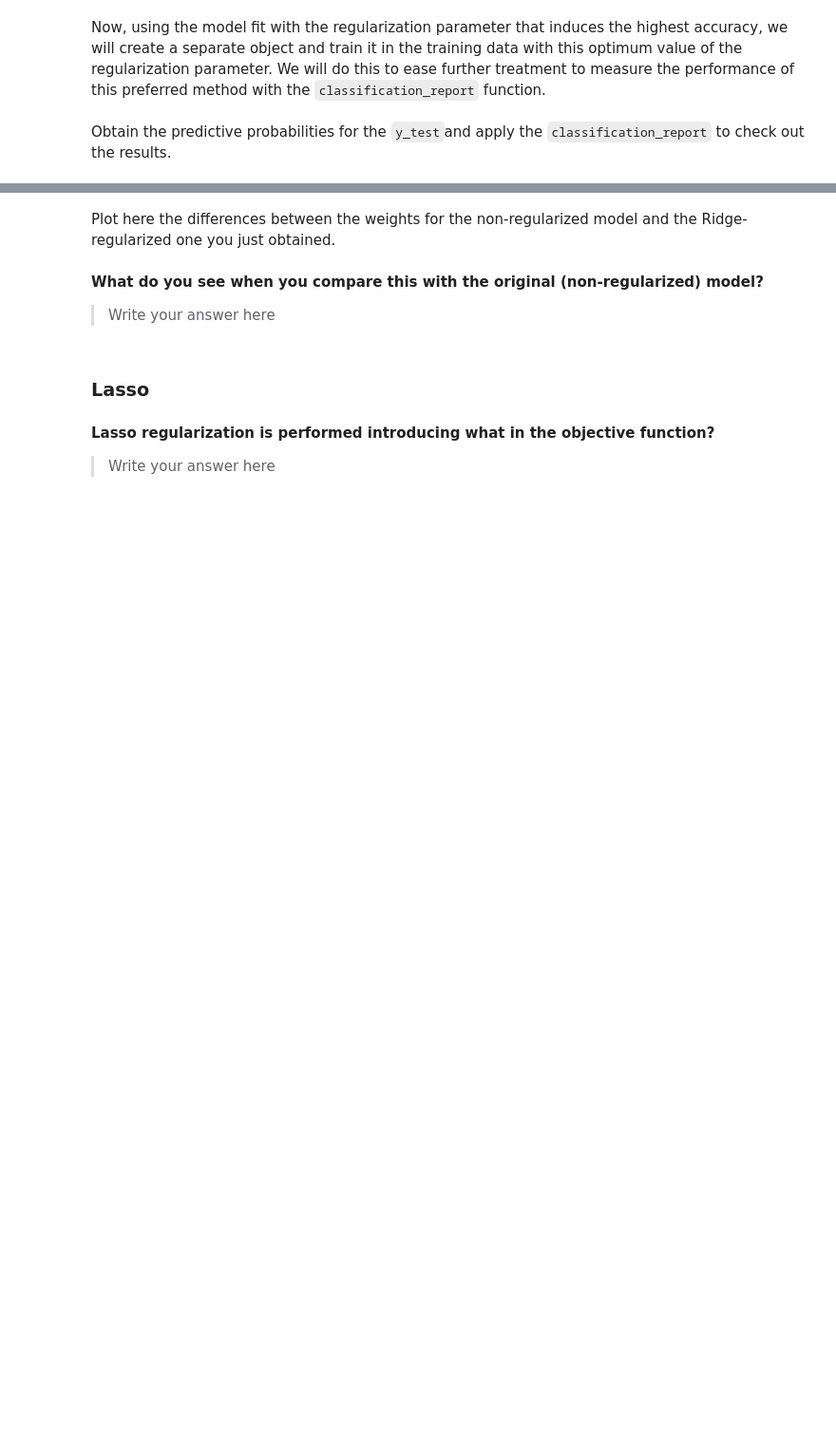
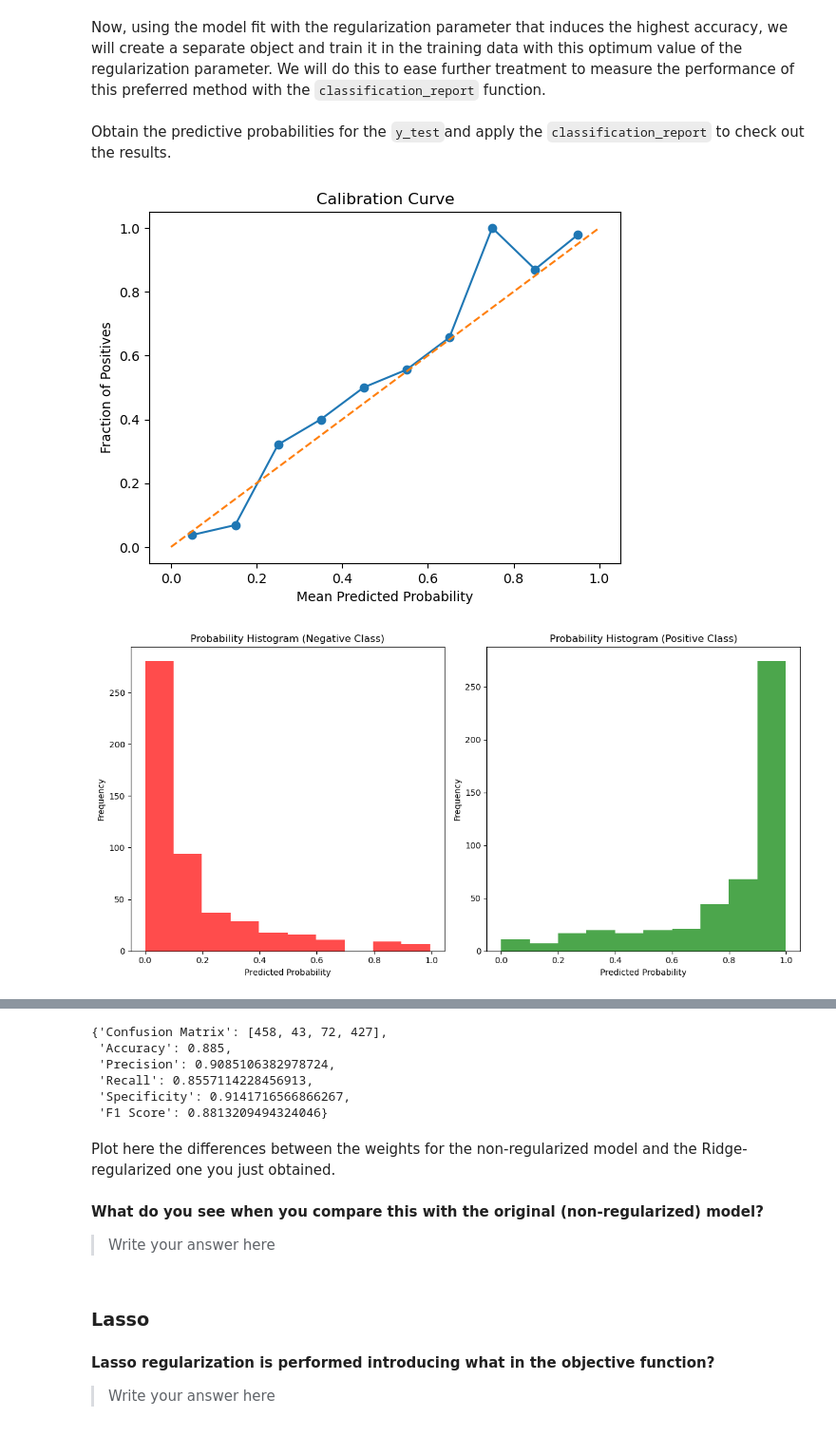
Before and after one commit to ICAI-IMAT-ML/p2-5-berasteguip, a Jupyter notebook: notebook/Lab2_5_LogisticRegression_and_regularization.ipynb, the cells around one changed output, grey strips where cells are left out. Shown at 95% size. Cells and saved outputs as stored; diff of their text form; code cells hidden in the pictures; blank space fills up the shorter version.

```diff
--- a/notebook/Lab2_5_LogisticRegression_and_regularization.ipynb
+++ b/notebook/Lab2_5_LogisticRegression_and_regularization.ipynb
@@ -275,11 +308,10 @@ Now, using the model fit with the regularization parameter that induces the high
 # Initialize the LogisticRegressor model with the optimum C
 LogReg_optimum_C_Ridge = LogisticRegressor()
 
-# TODO: Train the model using the training data and the optimum C
 LogReg_optimum_C_Ridge.fit(X_train, y_train,
                            learning_rate = learning_rate,
                            num_iterations = num_iterations,
                            penalty = 'ridge',
-                           C = None)
+                           C = optimum_C)
 # %% [markdown]
 Obtain the predictive probabilities for the `y_test`and apply the `classification_report` to check out the results.
@@ -289,0 +318,6 @@ classification_report(None, None, 1)
+# %%
+y_test_prob = LogReg_optimum_C_Ridge.predict_proba(X_test)
+classification_report(y_test, y_test_prob, 1)
+# %% [output]
+[figure, added]
+[figure, added]
@@ -290,3 +325,9 @@ classification_report(None, None, 1)
+{'Confusion Matrix': [458, 43, 72, 427],
+ 'Accuracy': 0.885,
+ 'Precision': 0.9085106382978724,
+ 'Recall': 0.8557114228456913,
+ 'Specificity': 0.9141716566866267,
+ 'F1 Score': 0.8813209494324046}
 # %% [markdown]
 Plot here the differences between the weights for the non-regularized model and the Ridge-regularized one you just obtained.
 # %%
```
Also changed, not shown: parts of 13 cells of this notebook, 2 other files.
